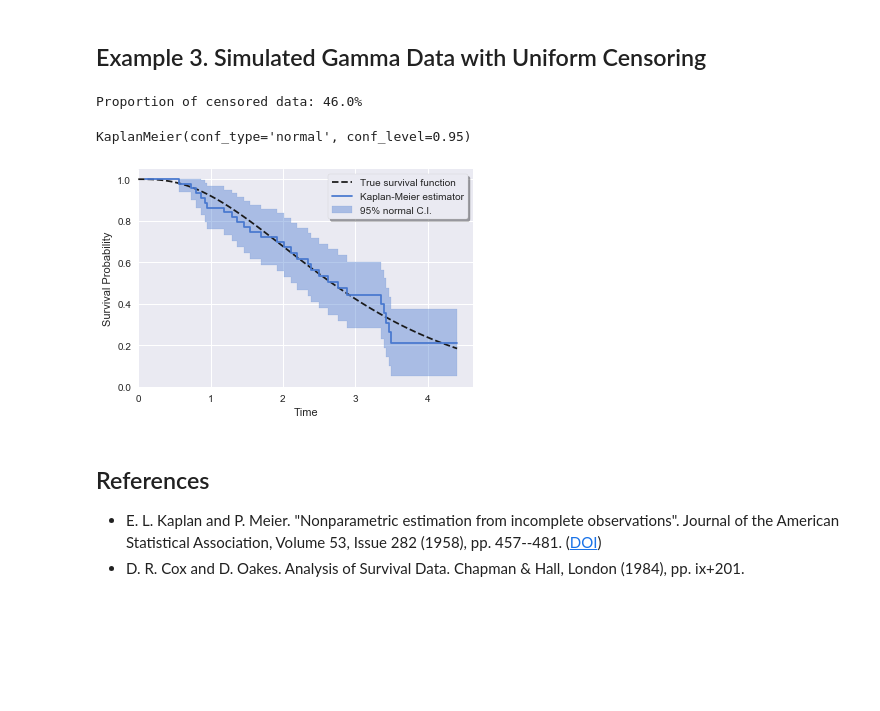
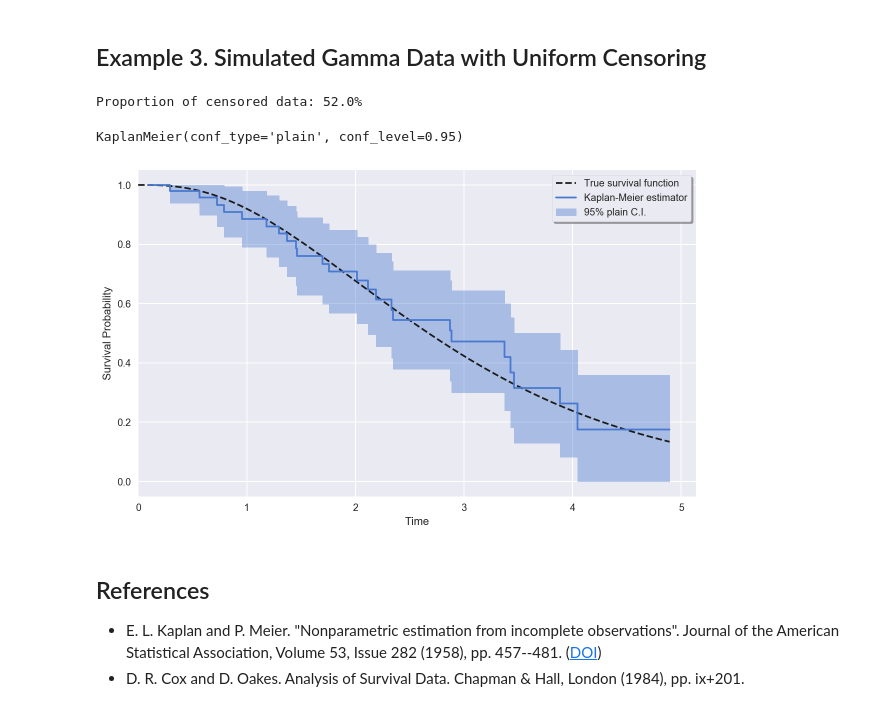
Before and after one commit to artemmavrin/survive, a Jupyter notebook: examples/Kaplan-Meier Estimator.ipynb, the cells around one changed output. Drawn from its saved outputs; the diff is of its cells as text; code cells hidden in the pictures; blank space fills up the shorter version.

```diff
--- a/examples/Kaplan-Meier Estimator.ipynb
+++ b/examples/Kaplan-Meier Estimator.ipynb
@@ -151,14 +82,13 @@ plt.close()
 # %% [markdown]
 ## Example 3. Simulated Gamma Data with Uniform Censoring
 # %%
-rs = np.random.RandomState(0)
 dist = st.gamma(a=3, scale=1)
 
 # True failure times
-true = dist.rvs(size=50, random_state=rs)
+true = dist.rvs(size=50, random_state=0)
 
 # Random censoring times
-censor = st.uniform.rvs(loc=0, scale=5, size=len(true), random_state=rs)
+censor = st.uniform.rvs(loc=0, scale=5, size=len(true), random_state=0)
 
 # Observed times
 observed = np.minimum(true, censor)
@@ -168,22 +98,22 @@ failure = observed == true
 
 print(f"Proportion of censored data: {1 - np.mean(failure):.1%}")
 # %% [output]
-Proportion of censored data: 46.0%
+Proportion of censored data: 52.0%
 # %%
-km = KaplanMeier(conf_type="normal")
-km.fit(time=observed, event=failure)
+km = KaplanMeier(conf_type="plain")
+km.fit(time=observed, status=failure)
 # %% [output]
-KaplanMeier(conf_type='normal', conf_level=0.95)
+KaplanMeier(conf_type='plain', conf_level=0.95)
 # %%
-plt.figure()
+plt.figure(figsize=(10, 6))
 x = np.linspace(0, max(observed), num=100)
 y = 1 - dist.cdf(x)
 plt.plot(x, y, ls="--", c="k", label="True survival function")
-km.plot(marker=None)
+km.plot(mark_censor=False)
 plt.show()
 plt.close()
 # %% [output]
-[figure, old version]
+[figure, new version]
 # %% [markdown]
 ## References
 
```
Also changed, not shown: parts of 27 cells of this notebook, 3 other files.
